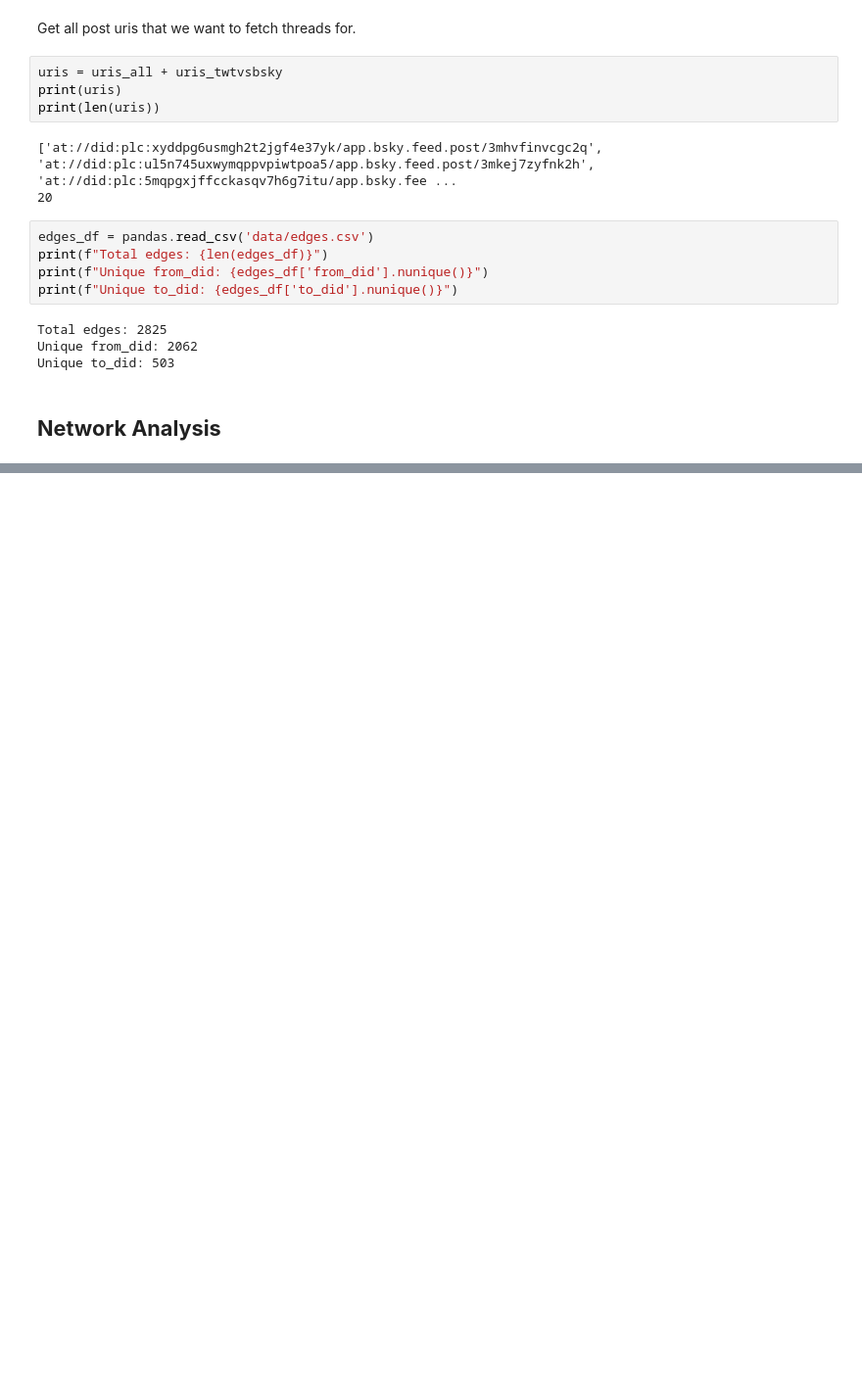
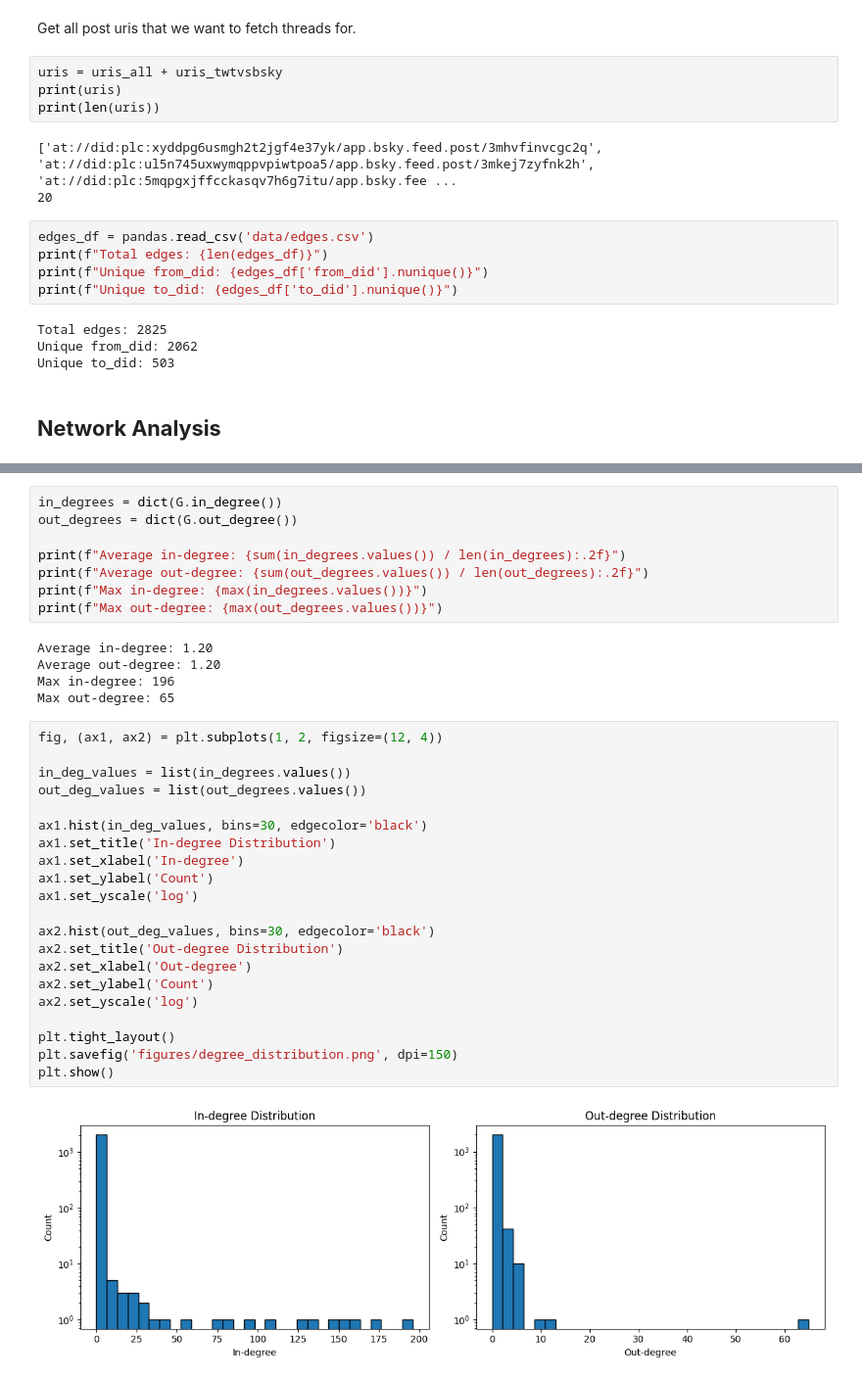
Before and after one commit to devvotel/smna-assignment2-ug44, a Jupyter notebook: eda.ipynb, the cells around one changed output, grey strips where cells are left out. Shown at 98% size. Saved outputs shown, nothing was run; the diff lists cells and outputs as text; blank space fills up the shorter version.

```diff
--- a/eda.ipynb
+++ b/eda.ipynb
@@ -122,0 +169,36 @@ print(edges_df.head())
+# %%
+in_degrees = dict(G.in_degree())
+out_degrees = dict(G.out_degree())
+
+print(f"Average in-degree: {sum(in_degrees.values()) / len(in_degrees):.2f}")
+print(f"Average out-degree: {sum(out_degrees.values()) / len(out_degrees):.2f}")
+print(f"Max in-degree: {max(in_degrees.values())}")
+print(f"Max out-degree: {max(out_degrees.values())}")
+# %% [output]
+Average in-degree: 1.20
+Average out-degree: 1.20
+Max in-degree: 196
+Max out-degree: 65
+# %%
+fig, (ax1, ax2) = plt.subplots(1, 2, figsize=(12, 4))
+
+in_deg_values = list(in_degrees.values())
+out_deg_values = list(out_degrees.values())
+
+ax1.hist(in_deg_values, bins=30, edgecolor='black')
+ax1.set_title('In-degree Distribution')
+ax1.set_xlabel('In-degree')
+ax1.set_ylabel('Count')
+ax1.set_yscale('log')
+
+ax2.hist(out_deg_values, bins=30, edgecolor='black')
+ax2.set_title('Out-degree Distribution')
+ax2.set_xlabel('Out-degree')
+ax2.set_ylabel('Count')
+ax2.set_yscale('log')
+
+plt.tight_layout()
+plt.savefig('figures/degree_distribution.png', dpi=150)
+plt.show()
+# %% [output]
+[figure, added]
```
Also changed, not shown: parts of 15 cells of this notebook.
